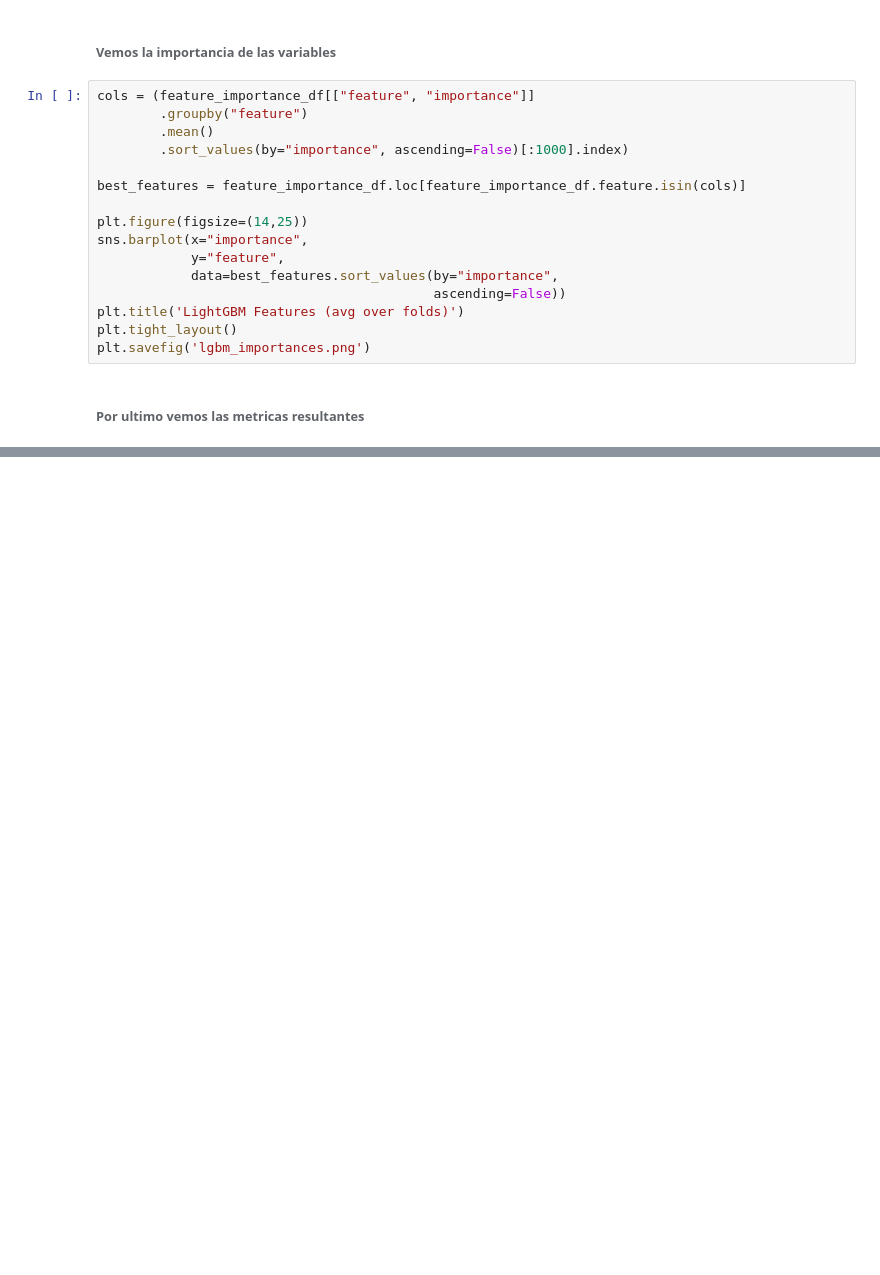
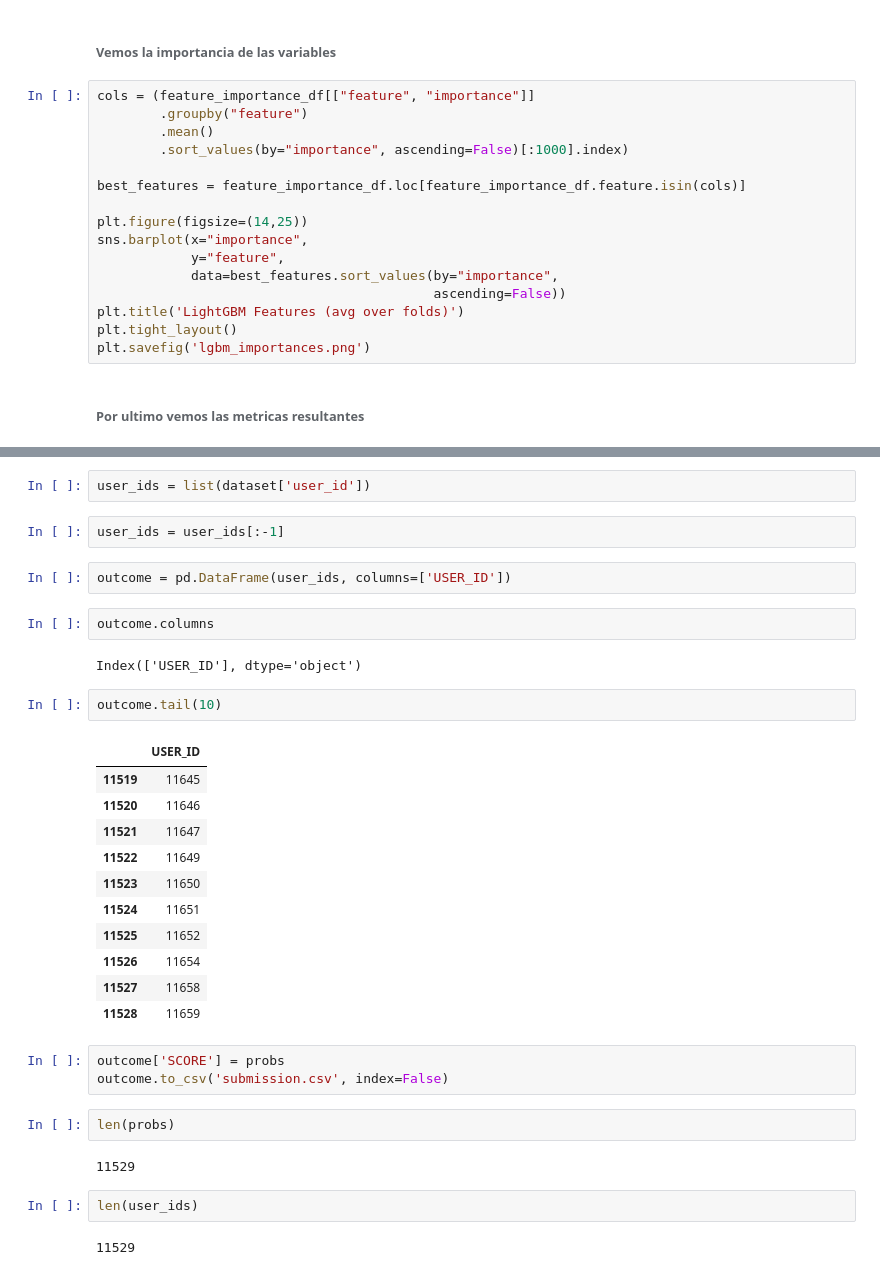
Before and after one commit to francomatiasferrari/ggal_dataton, a Jupyter notebook: trainer_and_tunner.ipynb, the cells around one changed output, grey strips where cells are left out. Drawn from its saved outputs; the diff is of its cells as text; blank space fills up the shorter version.

Commit message:
last trial for submissions

```diff
--- a/trainer_and_tunner.ipynb
+++ b/trainer_and_tunner.ipynb
@@ -281,0 +356,35 @@ plt.ylabel('Predicted label')
+# %%
+user_ids = list(dataset['user_id'])
+# %%
+user_ids = user_ids[:-1]
+# %%
+outcome = pd.DataFrame(user_ids, columns=['USER_ID'])
+# %%
+outcome.columns
+# %% [output]
+Index(['USER_ID'], dtype='object')
+# %%
+outcome.tail(10)
+# %% [output]
+|  | USER_ID |
+| 11519 | 11645 |
+| 11520 | 11646 |
+| 11521 | 11647 |
+| 11522 | 11649 |
+| 11523 | 11650 |
+| 11524 | 11651 |
+| 11525 | 11652 |
+| 11526 | 11654 |
+| 11527 | 11658 |
+| 11528 | 11659 |
+# %%
+outcome['SCORE'] = probs
+outcome.to_csv('submission.csv', index=False)
+# %%
+len(probs)
+# %% [output]
+11529
+# %%
+len(user_ids)
+# %% [output]
+11529
```
Also changed, not shown: parts of 14 cells of this notebook.
